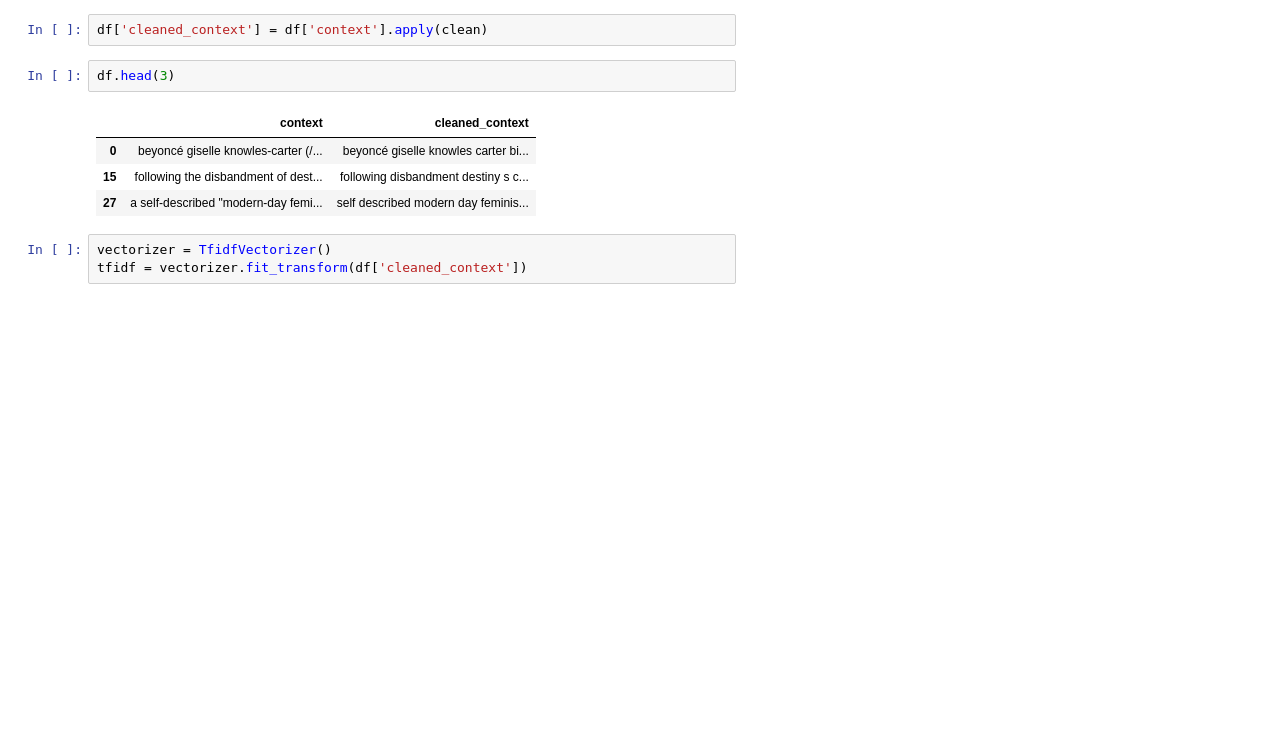
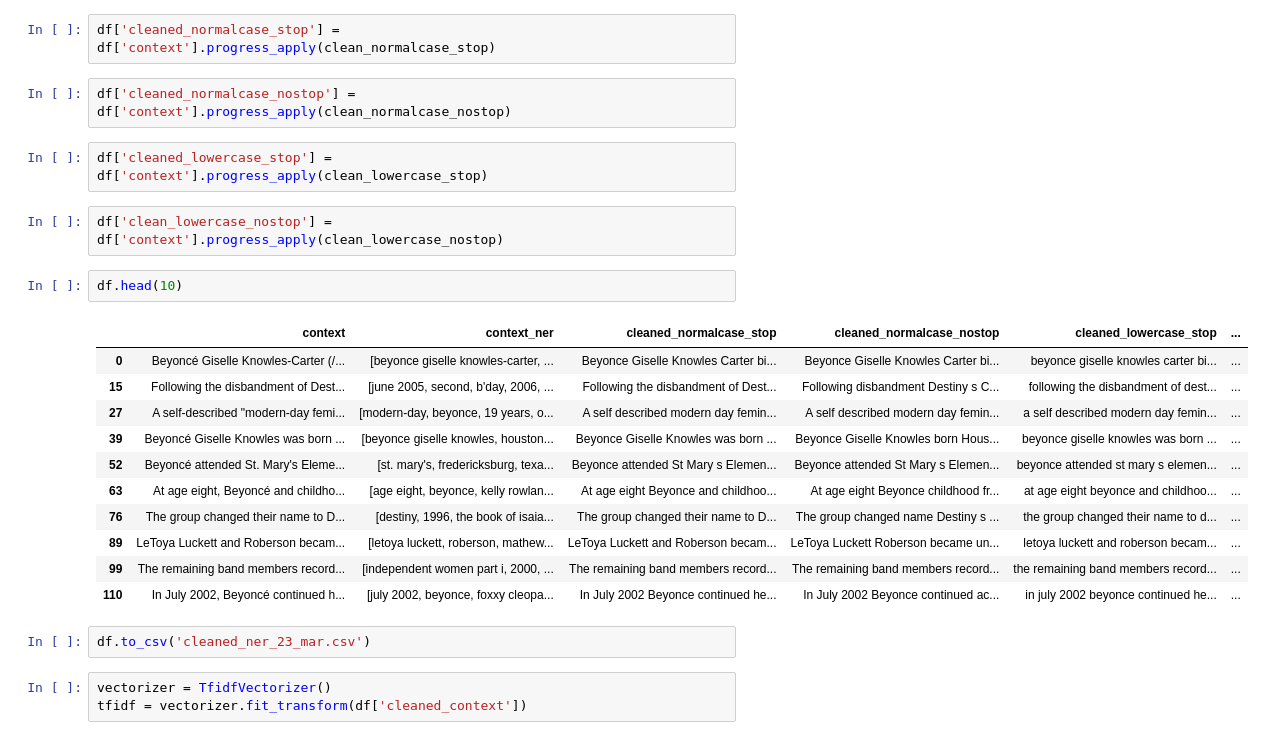
Before and after one commit to zlliu246/tmproj, a Jupyter notebook: context_similarity/context_similarity.ipynb, the cells around one changed output. Drawn from its saved outputs; the diff is of its cells as text; blank space fills up the shorter version.

Commit message:
NER generation, cleaning and save cleaned csv

```diff
--- a/context_similarity/context_similarity.ipynb
+++ b/context_similarity/context_similarity.ipynb
@@ -39,12 +81,27 @@ def clean(text):
 # %%
-df['cleaned_context'] = df['context'].apply(clean)
+df['cleaned_normalcase_stop'] = df['context'].progress_apply(clean_normalcase_stop)
+# %%
+df['cleaned_normalcase_nostop'] = df['context'].progress_apply(clean_normalcase_nostop)
+# %%
+df['cleaned_lowercase_stop'] = df['context'].progress_apply(clean_lowercase_stop)
+# %%
+df['clean_lowercase_nostop'] = df['context'].progress_apply(clean_lowercase_nostop)
 # %%
-df.head(3)
+df.head(10)
 # %% [output]
-|  | context | cleaned_context |
-| 0 | beyoncé giselle knowles-carter (/... | beyoncé giselle knowles carter bi... |
-| 15 | following the disbandment of dest... | following disbandment destiny s c... |
-| 27 | a self-described "modern-day femi... | self described modern day feminis... |
+|  | context | context_ner | cleaned_normalcase_stop | cleaned_normalcase_nostop | cleaned_lowercase_stop | ... |
+| 0 | Beyoncé Giselle Knowles-Carter (/... | [beyonce giselle knowles-carter, ... | Beyonce Giselle Knowles Carter bi... | Beyonce Giselle Knowles Carter bi... | beyonce giselle knowles carter bi... | ... |
+| 15 | Following the disbandment of Dest... | [june 2005, second, b'day, 2006, ... | Following the disbandment of Dest... | Following disbandment Destiny s C... | following the disbandment of dest... | ... |
+| 27 | A self-described "modern-day femi... | [modern-day, beyonce, 19 years, o... | A self described modern day femin... | A self described modern day femin... | a self described modern day femin... | ... |
+| 39 | Beyoncé Giselle Knowles was born ... | [beyonce giselle knowles, houston... | Beyonce Giselle Knowles was born ... | Beyonce Giselle Knowles born Hous... | beyonce giselle knowles was born ... | ... |
+| 52 | Beyoncé attended St. Mary's Eleme... | [st. mary's, fredericksburg, texa... | Beyonce attended St Mary s Elemen... | Beyonce attended St Mary s Elemen... | beyonce attended st mary s elemen... | ... |
+| 63 | At age eight, Beyoncé and childho... | [age eight, beyonce, kelly rowlan... | At age eight Beyonce and childhoo... | At age eight Beyonce childhood fr... | at age eight beyonce and childhoo... | ... |
+| 76 | The group changed their name to D... | [destiny, 1996, the book of isaia... | The group changed their name to D... | The group changed name Destiny s ... | the group changed their name to d... | ... |
+| 89 | LeToya Luckett and Roberson becam... | [letoya luckett, roberson, mathew... | LeToya Luckett and Roberson becam... | LeToya Luckett Roberson became un... | letoya luckett and roberson becam... | ... |
+| 99 | The remaining band members record... | [independent women part i, 2000, ... | The remaining band members record... | The remaining band members record... | the remaining band members record... | ... |
+| 110 | In July 2002, Beyoncé continued h... | [july 2002, beyonce, foxxy cleopa... | In July 2002 Beyonce continued he... | In July 2002 Beyonce continued ac... | in july 2002 beyonce continued he... | ... |
+# %%
+df.to_csv('cleaned_ner_23_mar.csv')
 # %%
 vectorizer = TfidfVectorizer()
 tfidf = vectorizer.fit_transform(df['cleaned_context'])
```
Also changed, not shown: parts of 12 cells of this notebook, 1 other file.
